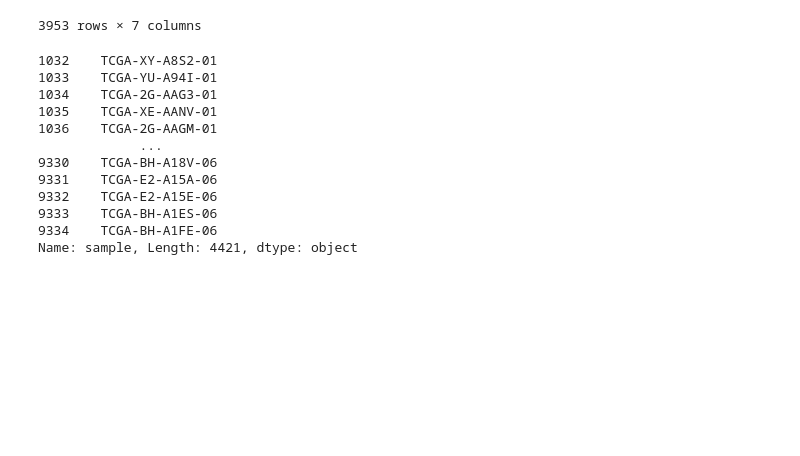
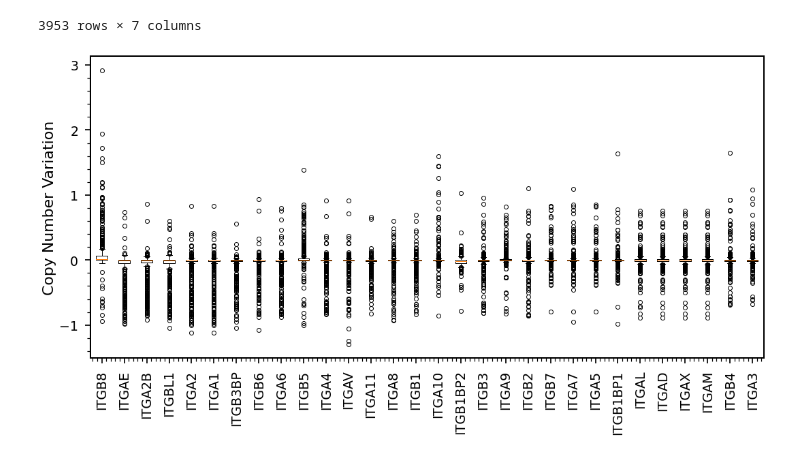
Before and after one commit to hshadman/integrin_expression_data_mining, a Jupyter notebook: jesse_code/CNV_exercise.ipynb, the cells around one changed output. Drawn from its saved outputs; the diff is of its cells as text; code cells hidden in the pictures; blank space fills up the shorter version.

```diff
--- a/jesse_code/CNV_exercise.ipynb
+++ b/jesse_code/CNV_exercise.ipynb
@@ -240,7 +236,8 @@ samples_w_info = CNV_pancanc.columns.intersection(sample_info_chostiss['sample']
 | 24775 | WASIR1|ENSG00000185203.7 | 0.030 | -0.032 | -0.058 | -0.454 | 0.134 | ... |
 24776 rows × 10846 columns
 # %%
-sample_info_chostiss[sample_info_chostiss['sample'].isin(samples_w_info )]
+sample_info_chostiss = sample_info_chostiss[sample_info_chostiss['sample'].isin(samples_w_info )]
+sample_info_chostiss
 # %% [output]
 |  | sample | detailed_category | primary disease or tissue | _primary_site | _sample_type | _gender | _study |
 | 1032 | TCGA-XY-A8S2-01 | Testicular Germ Cell Tumor | Testicular Germ Cell Tumor | Testis | Primary Tumor | Male | TCGA |
@@ -255,18 +252,44 @@ sample_info_chostiss[sample_info_chostiss['sample'].isin(samples_w_info )]
 | 9326 | TCGA-B6-A0RG-01 | Breast Invasive Carcinoma | Breast Invasive Carcinoma | Breast | Primary Tumor | Female | TCGA |
 | 9327 | TCGA-BH-A0B2-01 | Breast Invasive Carcinoma | Breast Invasive Carcinoma | Breast | Primary Tumor | NaN | TCGA |
 3953 rows × 7 columns
-# %%
-sample_info_chostiss['sample']
-# %% [output]
-1032    TCGA-XY-A8S2-01
-1033    TCGA-YU-A94I-01
-1034    TCGA-2G-AAG3-01
-1035    TCGA-XE-AANV-01
-1036    TCGA-2G-AAGM-01
-             ...
-9330    TCGA-BH-A18V-06
-9331    TCGA-E2-A15A-06
-9332    TCGA-E2-A15E-06
-9333    TCGA-BH-A1ES-06
-9334    TCGA-BH-A1FE-06
-Name: sample, Length: 4421, dtype: object
+# %%
+#change cancer name to save df
+CNV_prostate = CNV_pancanc[['Sample']+sample_info_chostiss[sample_info_chostiss.detailed_category=='Prostate Adenocarcinoma']['sample'].values.tolist()].copy()
+CNV_prostate['gene_means'] = CNV_prostate.set_index('Sample').mean(axis=1).values
+CNV_prostate['gene_std'] = CNV_prostate.set_index('Sample').std(axis=1).values
+CNV_prostate = CNV_prostate.sort_values(by='gene_means',ascending=False,key=abs)
+
+#change cancer name to save df
+CNV_breast = CNV_pancanc[['Sample']+sample_info_chostiss[sample_info_chostiss.detailed_category=='Breast Invasive Carcinoma']['sample'].values.tolist()].copy()
+CNV_breast['gene_means'] = CNV_breast.set_index('Sample').mean(axis=1).values
+CNV_breast['gene_std'] = CNV_breast.set_index('Sample').std(axis=1).values
+CNV_breast = CNV_breast.sort_values(by='gene_means',ascending=False,key=abs)
+
+#change cancer name to save df
+CNV_stomach = CNV_pancanc[['Sample']+sample_info_chostiss[sample_info_chostiss.detailed_category=='Stomach Adenocarcinoma']['sample'].values.tolist()].copy()
+CNV_stomach['gene_means'] = CNV_stomach.set_index('Sample').mean(axis=1).values
+CNV_stomach['gene_std'] = CNV_stomach.set_index('Sample').std(axis=1).values
+CNV_stomach = CNV_stomach.sort_values(by='gene_means',ascending=False,key=abs)
+# %%
+fig, ax = plt.subplots(figsize = (15,8))
+df = CNV_prostate[(CNV_prostate.columns[CNV_prostate.columns.str.contains('TCGA')]) | (CNV_prostate.columns[CNV_prostate.columns.str.contains('Sample')])].copy()
+df = df[df['Sample'].str.contains('ITG')]
+ax.boxplot(df.set_index('Sample').T)
+ax.set_xticklabels(df.set_index('Sample').T.columns)
+plt.setp(ax.get_xticklabels(),fontsize=19,rotation=90)
+#    ax.xticks(fontsize=18)
+plt.setp(ax.get_yticklabels(),fontsize=19)
+#    ax.set_yticks(fontsize=16)
+ax.set_ylabel('Copy Number Variation',fontsize=22)
+
+for i in ['top', 'left', 'right', 'bottom']:
+    ax.spines[i].set_linewidth(2)
+
+ax.minorticks_on()
+ax.tick_params(axis='both', which='major', labelsize=19, width = 1.7, size = 8,pad=10)
+ax.tick_params(axis='both', which='minor', width = 1.2, size = 5)
+
+
+fig.tight_layout()
+# %% [output]
+[figure, added]
```
Also changed, not shown: parts of 2 cells of this notebook.
